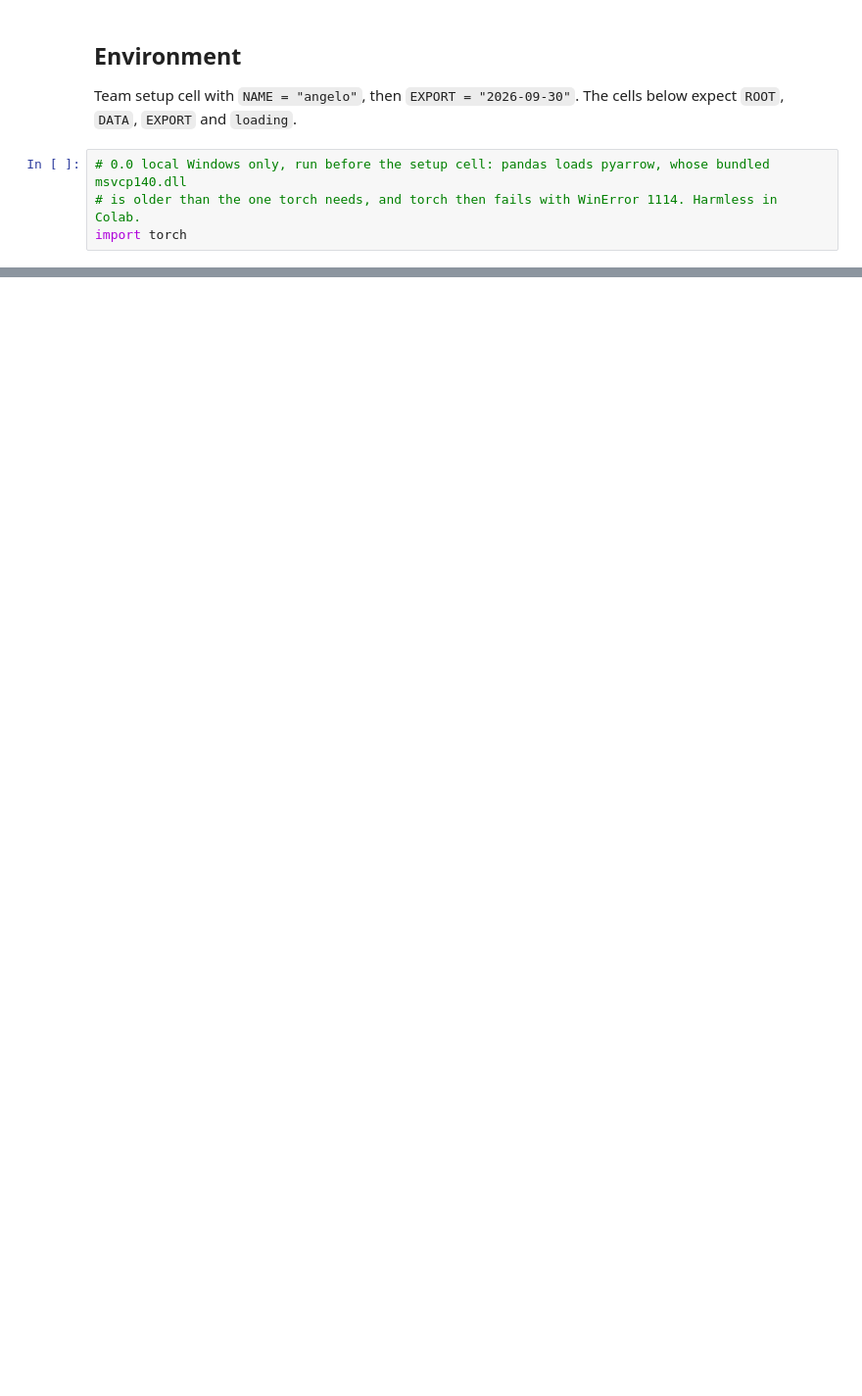
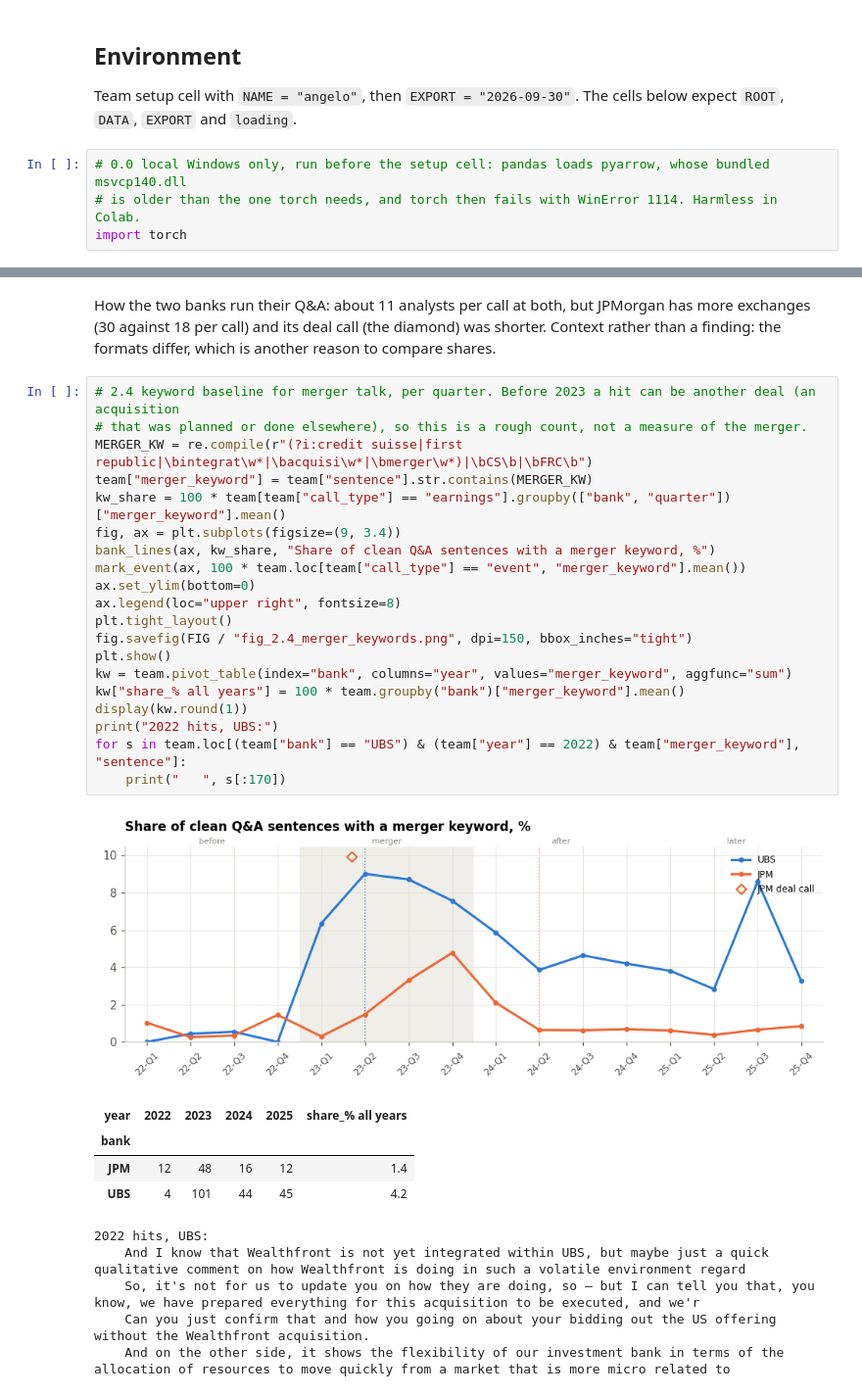
Before and after one commit to maybebool/boe-financial-analysis, a Jupyter notebook: notebooks/angelo/angelo_a3.ipynb, the cells around one changed output, grey strips where cells are left out. Shown at 98% size. Drawn from its saved outputs; the diff is of its cells as text; blank space fills up the shorter version.

```diff
--- a/notebooks/angelo/angelo_a3.ipynb
+++ b/notebooks/angelo/angelo_a3.ipynb
@@ -1044,0 +448,33 @@ BERTopic groups sentences that mean similar things and names each group by the w
+# %% [markdown]
+How the two banks run their Q&A: about 11 analysts per call at both, but JPMorgan has more exchanges (30 against 18 per call) and its deal call (the diamond) was shorter. Context rather than a finding: the formats differ, which is another reason to compare shares.
+# %%
+# 2.4 keyword baseline for merger talk, per quarter. Before 2023 a hit can be another deal (an acquisition
+# that was planned or done elsewhere), so this is a rough count, not a measure of the merger.
+MERGER_KW = re.compile(r"(?i:credit suisse|first republic|\bintegrat\w*|\bacquisi\w*|\bmerger\w*)|\bCS\b|\bFRC\b")
+team["merger_keyword"] = team["sentence"].str.contains(MERGER_KW)
+kw_share = 100 * team[team["call_type"] == "earnings"].groupby(["bank", "quarter"])["merger_keyword"].mean()
+fig, ax = plt.subplots(figsize=(9, 3.4))
+bank_lines(ax, kw_share, "Share of clean Q&A sentences with a merger keyword, %")
+mark_event(ax, 100 * team.loc[team["call_type"] == "event", "merger_keyword"].mean())
+ax.set_ylim(bottom=0)
+ax.legend(loc="upper right", fontsize=8)
+plt.tight_layout()
+fig.savefig(FIG / "fig_2.4_merger_keywords.png", dpi=150, bbox_inches="tight")
+plt.show()
+kw = team.pivot_table(index="bank", columns="year", values="merger_keyword", aggfunc="sum")
+kw["share_% all years"] = 100 * team.groupby("bank")["merger_keyword"].mean()
+display(kw.round(1))
+print("2022 hits, UBS:")
+for s in team.loc[(team["bank"] == "UBS") & (team["year"] == 2022) & team["merger_keyword"], "sentence"]:
+    print("   ", s[:170])
+# %% [output]
+[figure, added]
+| year | 2022 | 2023 | 2024 | 2025 | share_% all years |
+| bank |  |  |  |  |  |
+| JPM | 12 | 48 | 16 | 12 | 1.4 |
+| UBS | 4 | 101 | 44 | 45 | 4.2 |
+2022 hits, UBS:
+    And I know that Wealthfront is not yet integrated within UBS, but maybe just a quick qualitative comment on how Wealthfront is doing in such a volatile environment regard
+    So, it's not for us to update you on how they are doing, so – but I can tell you that, you know, we have prepared everything for this acquisition to be executed, and we'r
+    Can you just confirm that and how you going on about your bidding out the US offering without the Wealthfront acquisition.
+    And on the other side, it shows the flexibility of our investment bank in terms of the allocation of resources to move quickly from a market that is more micro related to
```
Also changed, not shown: parts of 185 cells of this notebook.
